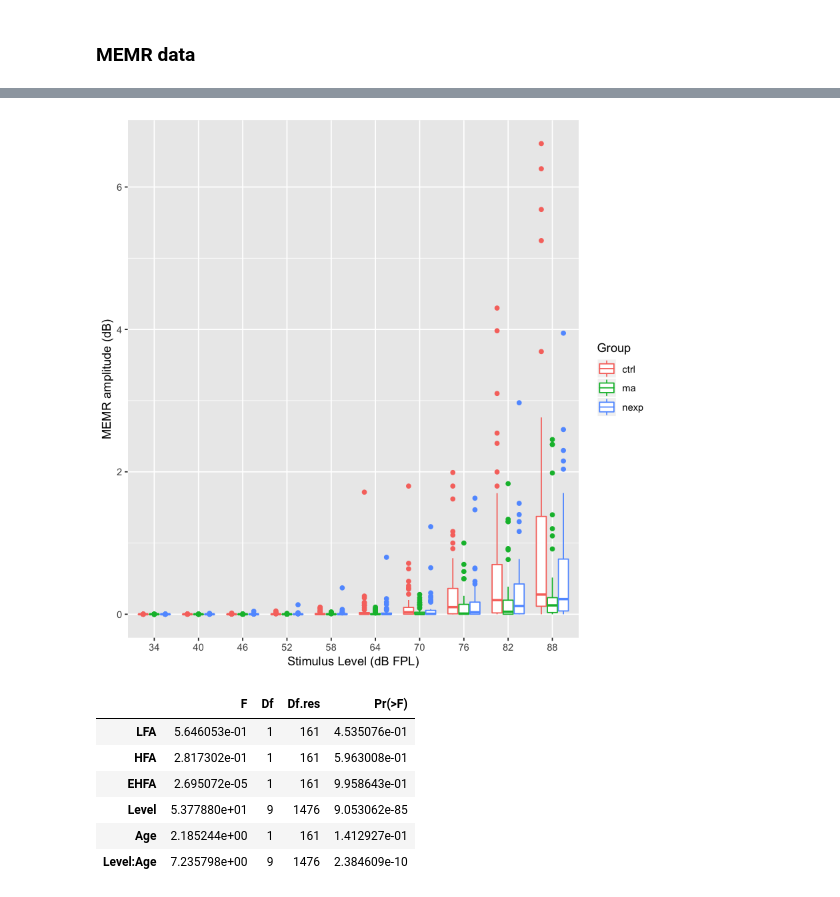
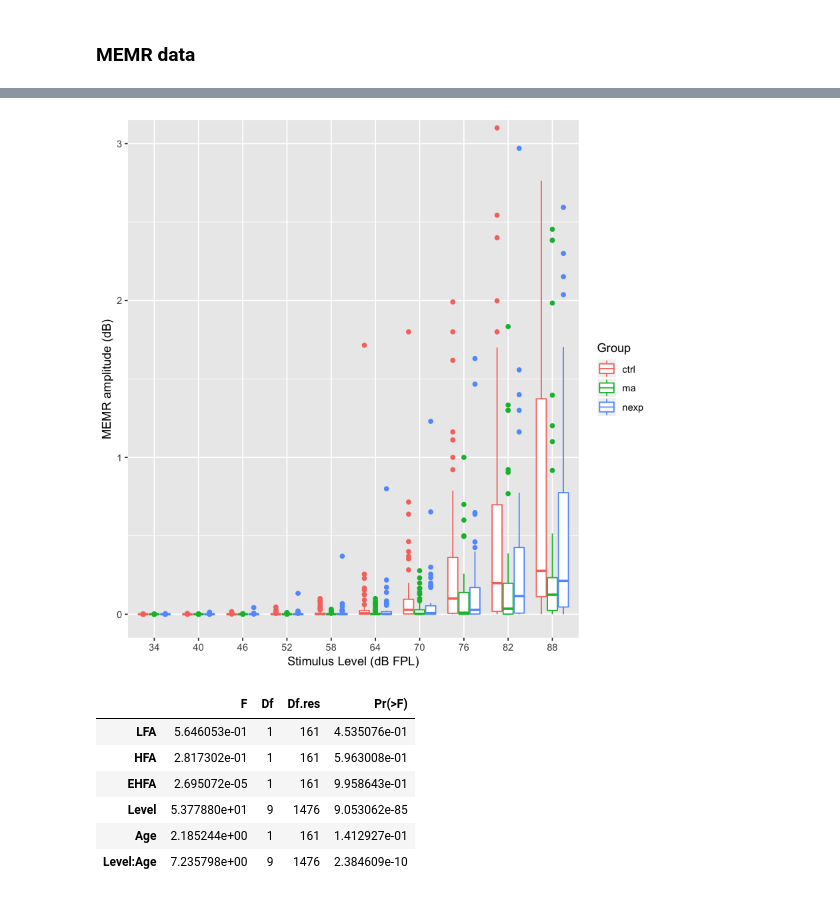
Before and after one commit to haribharadwaj/notebooks, a Jupyter notebook: STATS/LinearMixedModels.ipynb, the cells around one changed output, grey strips where cells are left out. Cells and saved outputs as stored; diff of their text form; code cells hidden in the pictures.

```diff
--- a/STATS/LinearMixedModels.ipynb
+++ b/STATS/LinearMixedModels.ipynb
@@ -155,10 +155,10 @@ str(dat)
 # %%
 dat$Level <- as.ordered(dat$Level)
 # %%
-p <- ggplot(aes(x=Level,y=MEMRHP, color=Group), data=dat) + geom_boxplot()
-p + xlab('Stimulus Level (dB FPL)') + ylab('MEMR amplitude (dB)')
+p <- ggplot(aes(x=Level,y=MEMRHP, color=Group), data=dat) +  geom_boxplot()
+p + xlab('Stimulus Level (dB FPL)') + ylab('MEMR amplitude (dB)') + coord_cartesian(ylim=c(0, 3))
 # %% [output]
-[figure, old version]
+[figure, new version]
 # %%
 m <- lmer(MEMRHP ~ LFA + HFA + EHFA + Level*Age + (1|ID), data=dat)
 Anova(m, test.statistic='F')
```
Also changed, not shown: parts of 9 cells of this notebook.
